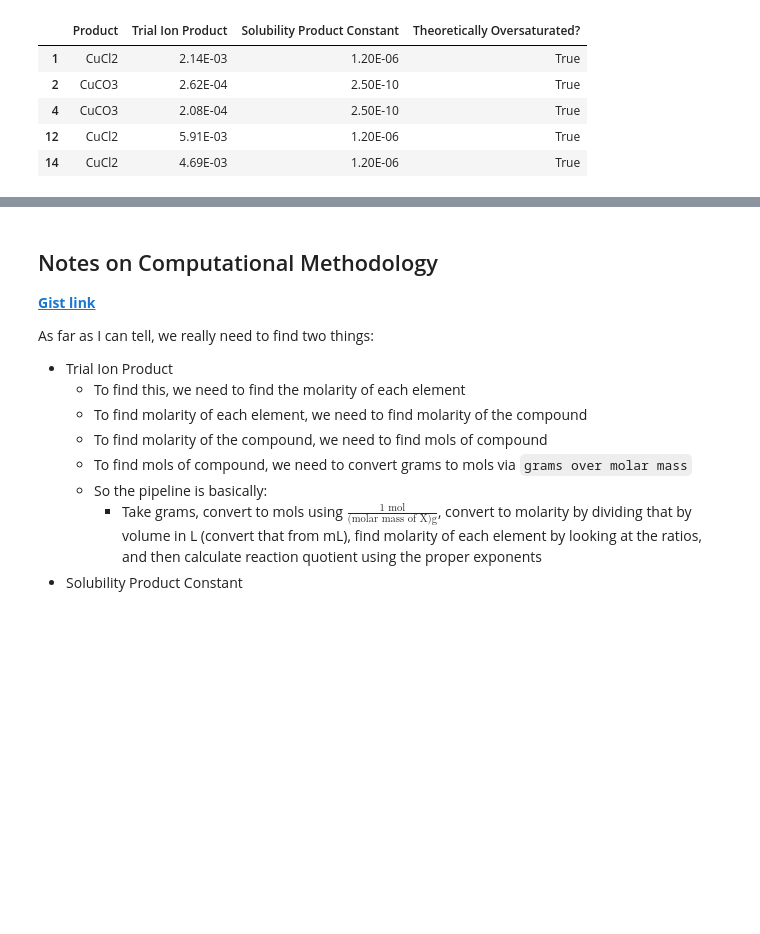
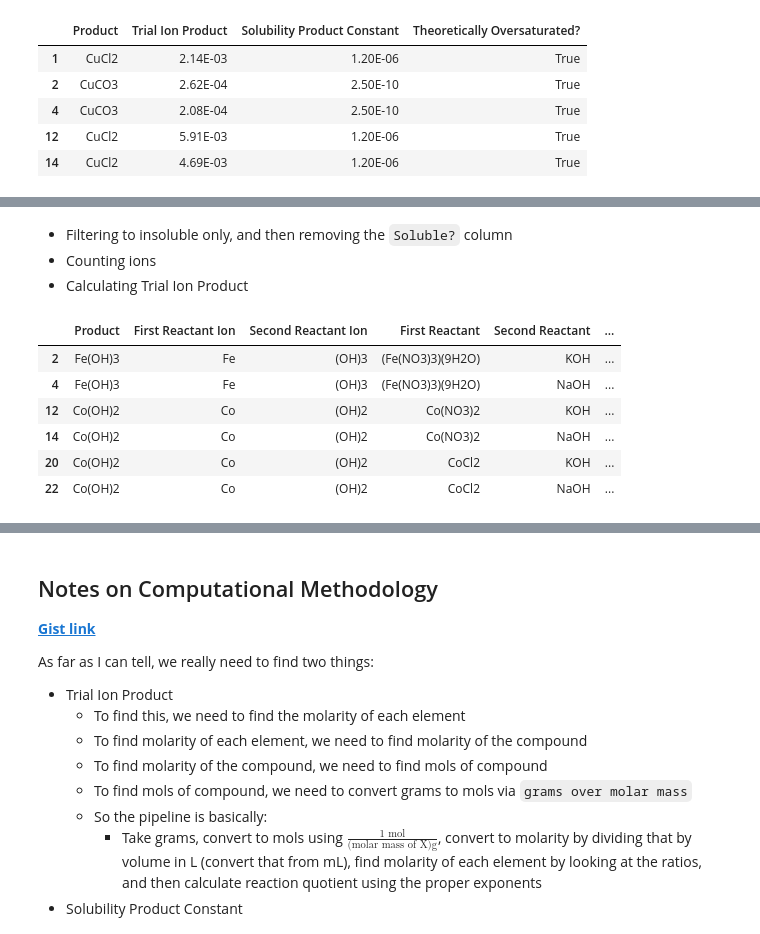
Before and after one commit to ThatNerdSquared/datasci-studio, a Jupyter notebook: lab-10d/lab-10d.ipynb, the cells around one changed output, grey strips where cells are left out. Saved outputs shown, nothing was run; the diff lists cells and outputs as text; code cells hidden in the pictures; blank space fills up the shorter version.

```diff
--- a/lab-10d/lab-10d.ipynb
+++ b/lab-10d/lab-10d.ipynb
@@ -361,0 +410,18 @@ Precipitates in Solution Set I
+# %%
+ss2_reactant_ions = ss2_reactant_ions[ss2_reactant_ions['Soluble?']==False]
+ss2_reactant_ions.drop('Soluble?', axis=1, inplace=True)
+ss2_reactant_ions = add_ion_counts_to_df(ss2_reactant_ions)
+
+ss2_qsps = []
+
+for index, row in ss2_reactant_ions.iterrows():
+    qsp = calculate_qsps(row, ss2_molarities)
+    ss2_qsps.append(f'{qsp:.2E}')
+
+ss2_reactant_ions.insert(
+    len(ss2_reactant_ions.columns),
+    "Trial Ion Product",
+    ss2_qsps
+)
+
+ss2_reactant_ions
@@ -361,0 +473,30 @@ Precipitates in Solution Set I
+# %% [markdown]
+- Filtering to insoluble only, and then removing the `Soluble?` column
+- Counting ions
+- Calculating Trial Ion Product
+# %%
+ss3_reactant_ions = ss3_reactant_ions[ss3_reactant_ions['Soluble?']==False]
+ss3_reactant_ions.drop('Soluble?', axis=1, inplace=True)
+ss3_reactant_ions = add_ion_counts_to_df(ss3_reactant_ions)
+
+ss3_qsps = []
+
+for index, row in ss3_reactant_ions.iterrows():
+    qsp = calculate_qsps(row, ss3_molarities)
+    ss3_qsps.append(f'{qsp:.2E}')
+
+ss3_reactant_ions.insert(
+    len(ss3_reactant_ions.columns),
+    "Trial Ion Product",
+    ss3_qsps
+)
+
+ss3_reactant_ions
+# %% [output]
+|  | Product | First Reactant Ion | Second Reactant Ion | First Reactant | Second Reactant | ... |
+| 2 | Fe(OH)3 | Fe | (OH)3 | (Fe(NO3)3)(9H2O) | KOH | ... |
+| 4 | Fe(OH)3 | Fe | (OH)3 | (Fe(NO3)3)(9H2O) | NaOH | ... |
+| 12 | Co(OH)2 | Co | (OH)2 | Co(NO3)2 | KOH | ... |
+| 14 | Co(OH)2 | Co | (OH)2 | Co(NO3)2 | NaOH | ... |
+| 20 | Co(OH)2 | Co | (OH)2 | CoCl2 | KOH | ... |
+| 22 | Co(OH)2 | Co | (OH)2 | CoCl2 | NaOH | ... |
```
Also changed, not shown: parts of 27 cells of this notebook, 4 other files.
